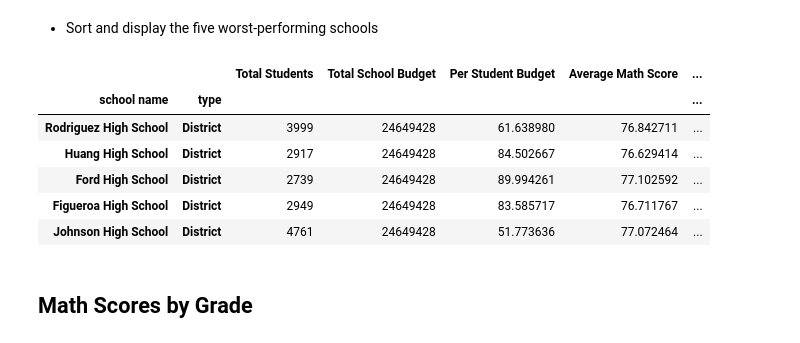
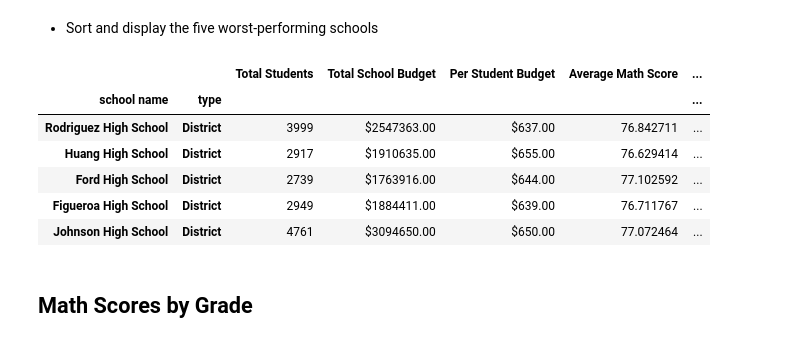
Before and after one commit to Meghanavmr/PyCitySchools, a Jupyter notebook: PyCitySchools_starter.ipynb, the cells around one changed output. Cells and saved outputs as stored; diff of their text form; code cells hidden in the pictures.

```diff
--- a/PyCitySchools_starter.ipynb
+++ b/PyCitySchools_starter.ipynb
@@ -167,24 +162,25 @@ grouped_school_data = school_data_complete_new.groupby(['school name', "type"])
 
 
 total_students_grp = grouped_school_data["Student ID"].count()
-total_budget_grp = school_df["budget"].sum()
-# total_budget_grp = grouped_school_data["budget"].sum()
-per_stu_budget_grp =  (total_budget_grp/ total_students_grp)/100
+# total_budget_grp = grouped_school_data["budget"]
+# total_budget_grp_var = total_budget_grp/ total_students_grp
+total_budget_grp = grouped_school_data["budget"].mean()
+per_stu_budget_grp =  (total_budget_grp/ total_students_grp)
 avgmathscore_grp = grouped_school_data["math_score"].mean()
 avgreadingscore_grp = grouped_school_data["reading_score"].mean()
-passingmath_grp = school_data_complete_new.query('math_score >70')["School ID"].count()/ total_students_grp * 100
-passingreading_grp = school_data_complete_new.query('reading_score >70')["School ID"].count()/ total_students_grp * 100
-overallpassrate_grp = (avgmathscore_grp + avgreadingscore_grp)/2
+passingmath_grp = school_data_complete_new.query('math_score >70')["School ID"].count()/ total_students_grp
+passingreading_grp = school_data_complete_new.query('reading_score >70')["School ID"].count()/ total_students_grp
+overallpassrate_grp = ((avgmathscore_grp + avgreadingscore_grp)/2)
 
 # Converting a GroupBy object into a DataFrame
 grouped_school_data_df = pd.DataFrame({"Total Students":total_students_grp,
-                                       "Total School Budget": total_budget_grp,
-                                       "Per Student Budget":per_stu_budget_grp,
+                                       "Total School Budget": total_budget_grp.map("${:.2f}".format),
+                                       "Per Student Budget":per_stu_budget_grp.map("${:.2f}".format),
                                        "Average Math Score": avgmathscore_grp,
                                        "Average Reading Score": avgreadingscore_grp,
                                        "% Passing Math":passingmath_grp,
                                        "% Passing Reading":passingmath_grp,
-                                        "Overall Passing Rate":overallpassrate_grp
+                                        "%Overall Passing Rate":overallpassrate_grp
 
 
 })
@@ -196,7 +192,7 @@ grouped_school_data_df = grouped_school_data_df[[  "Total Students",
     "Average Reading Score",
      "% Passing Math",
      "% Passing Math",
-    "Overall Passing Rate"]]
+    "%Overall Passing Rate"]]
 
 
 grouped_school_data_df
@@ -239,16 +235,16 @@ Top_schools.head()
 * Sort and display the five worst-performing schools
 # %%
 Bottom_schools = grouped_school_data_df.sort_values(
-    ["Overall Passing Rate"], ascending=True)
+    ["%Overall Passing Rate"], ascending=True)
 Bottom_schools.head()
 # %% [output]
 |  |  | Total Students | Total School Budget | Per Student Budget | Average Math Score | ... |
 | school name | type |  |  |  |  | ... |
-| Rodriguez High School | District | 3999 | 24649428 | 61.638980 | 76.842711 | ... |
-| Huang High School | District | 2917 | 24649428 | 84.502667 | 76.629414 | ... |
-| Ford High School | District | 2739 | 24649428 | 89.994261 | 77.102592 | ... |
-| Figueroa High School | District | 2949 | 24649428 | 83.585717 | 76.711767 | ... |
-| Johnson High School | District | 4761 | 24649428 | 51.773636 | 77.072464 | ... |
+| Rodriguez High School | District | 3999 | $2547363.00 | $637.00 | 76.842711 | ... |
+| Huang High School | District | 2917 | $1910635.00 | $655.00 | 76.629414 | ... |
+| Ford High School | District | 2739 | $1763916.00 | $644.00 | 77.102592 | ... |
+| Figueroa High School | District | 2949 | $1884411.00 | $639.00 | 76.711767 | ... |
+| Johnson High School | District | 4761 | $3094650.00 | $650.00 | 77.072464 | ... |
 # %% [markdown]
 ## Math Scores by Grade
 # %% [markdown]
```
Also changed, not shown: parts of 5 cells of this notebook, 1 other file.
